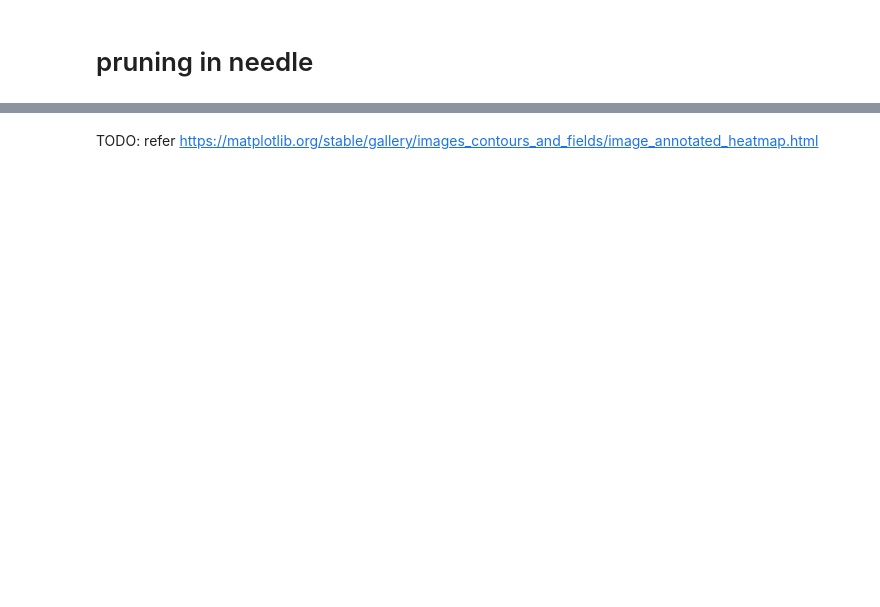
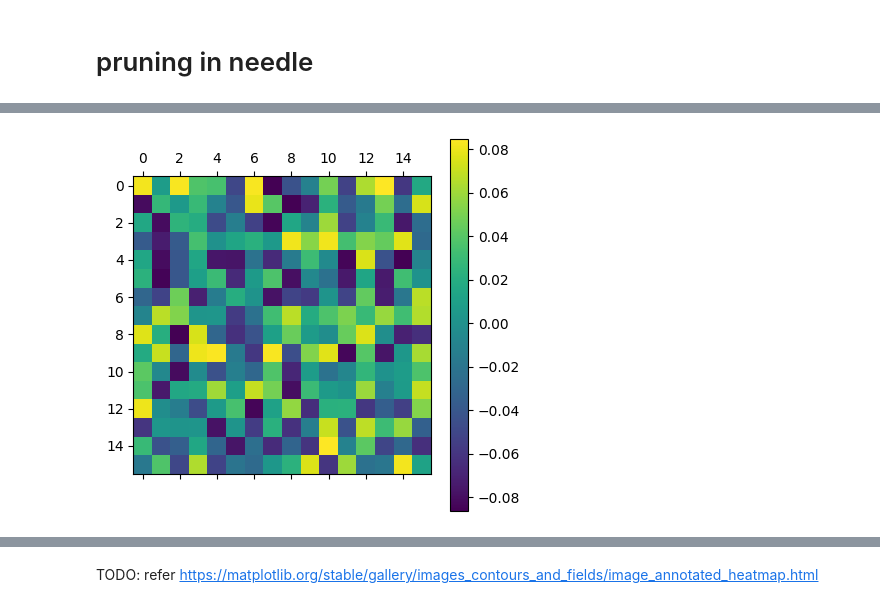
Before and after one commit to DD-DuDa/Sparse-Needle, a Jupyter notebook: app/2.Pruning.ipynb, the cells around one changed output, grey strips where cells are left out. Saved outputs shown, nothing was run; the diff lists cells and outputs as text; code cells hidden in the pictures; blank space fills up the shorter version.

```diff
--- a/app/2.Pruning.ipynb
+++ b/app/2.Pruning.ipynb
@@ -80,6 +163,17 @@ def MLPNet(dim, hidden_dim=128, num_classes=10, device=ndl.cpu_numpy()):
     return mlpNet
 
 ndlNet = MLPNet(784, device=ndl.cuda())
+# %%
+# mlpNet.state_dict()
+Linear_1 = ndlNet.parameters()[0].numpy()
+L_1 = Linear_1[:16, :16]
+
+plt.Figure(figsize=(30,30))
+plt.matshow(L_1)
+plt.colorbar()
+plt.show()
+# %% [output]
+[figure, added]
 # %%
 # if error need to restart
 model_to_sparse(ndlNet, device=ndl.cuda())
```
Also changed, not shown: parts of 14 cells of this notebook, 4 other files.
